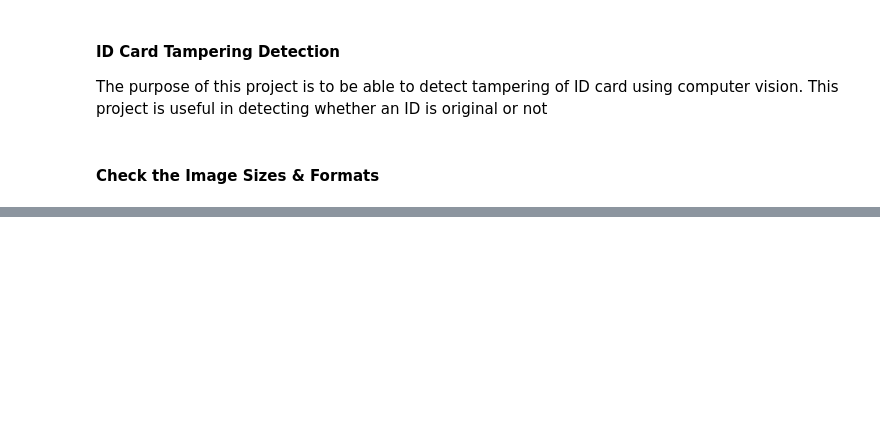
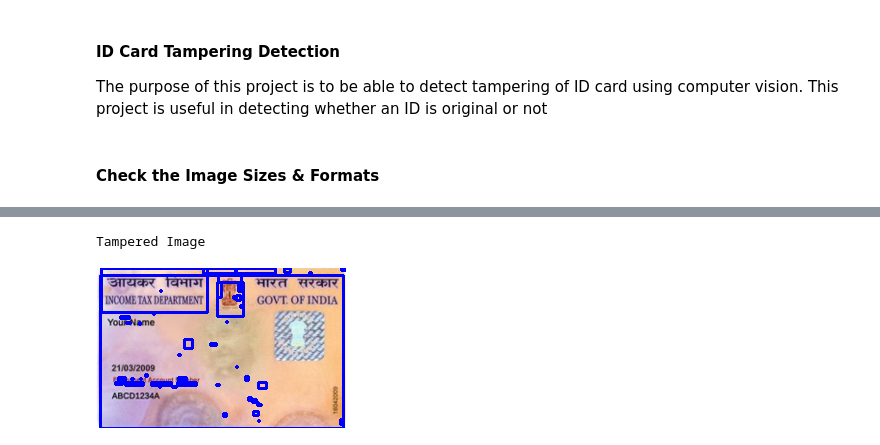
Before and after one commit to vgauss07/Machine_Learning_Projects, a Jupyter notebook: ID_Tampering_Detection/card_tampering.ipynb, the cells around one changed output, grey strips where cells are left out. Saved outputs shown, nothing was run; the diff lists cells and outputs as text; code cells hidden in the pictures; blank space fills up the shorter version.

```diff
--- a/ID_Tampering_Detection/card_tampering.ipynb
+++ b/ID_Tampering_Detection/card_tampering.ipynb
@@ -29,0 +106,6 @@ print(f'Tampered image format: {tampered.format}')
+# %%
+print('Tampered Image')
+Image.fromarray(tampered)
+# %% [output]
+Tampered Image
+[figure, added]
```
Also changed, not shown: parts of 12 cells of this notebook, 3 other files.
